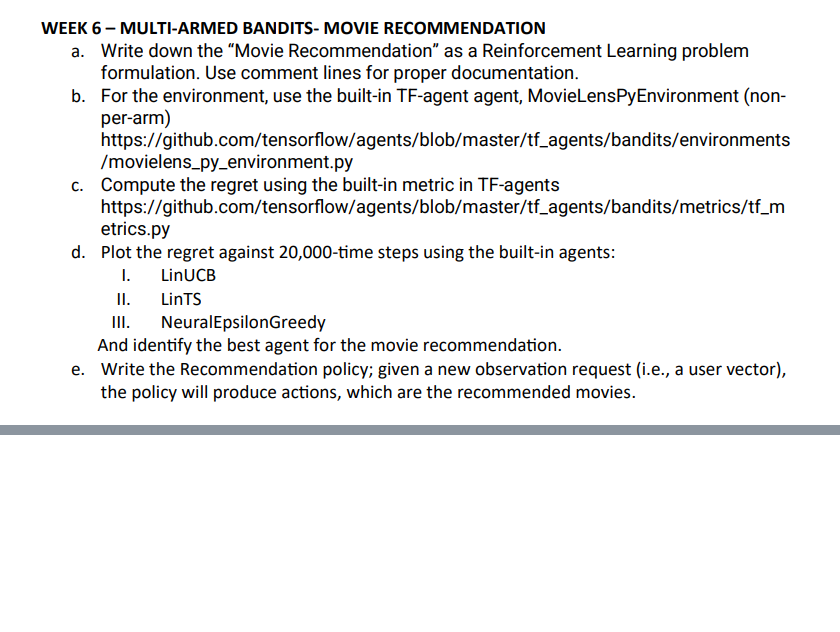
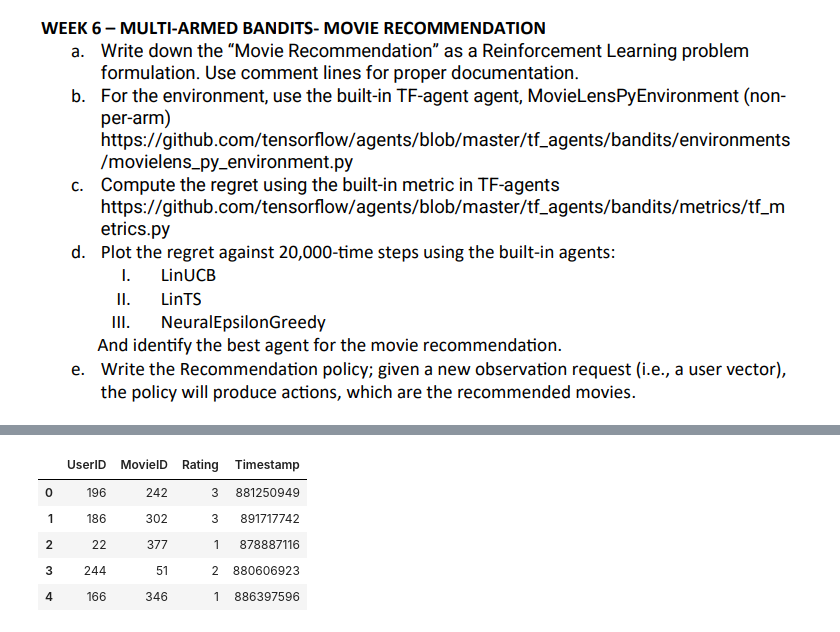
Before and after one commit to kartabyakrishna/Data-Science-Engineering, a Jupyter notebook: 6th-Semester/AI-Lab/Week06/210968244 - Week06.ipynb, the cells around one changed output, grey strips where cells are left out. Drawn from its saved outputs; the diff is of its cells as text; code cells hidden in the pictures; blank space fills up the shorter version.

```diff
--- a/6th-Semester/AI-Lab/Week06/210968244 - Week06.ipynb
+++ b/6th-Semester/AI-Lab/Week06/210968244 - Week06.ipynb
@@ -9,0 +127,13 @@
+# %%
+# Specify the column names
+column_names = ['UserID', 'MovieID', 'Rating', 'Timestamp']
+# Read the u.data file into a DataFrame
+df = pd.read_csv('./input/u.data', sep='\t', names=column_names)
+df.head()
+# %% [output]
+|  | UserID | MovieID | Rating | Timestamp |
+| 0 | 196 | 242 | 3 | 881250949 |
+| 1 | 186 | 302 | 3 | 891717742 |
+| 2 | 22 | 377 | 1 | 878887116 |
+| 3 | 244 | 51 | 2 | 880606923 |
+| 4 | 166 | 346 | 1 | 886397596 |
```
Also changed, not shown: parts of 58 cells of this notebook, 9 other files.
